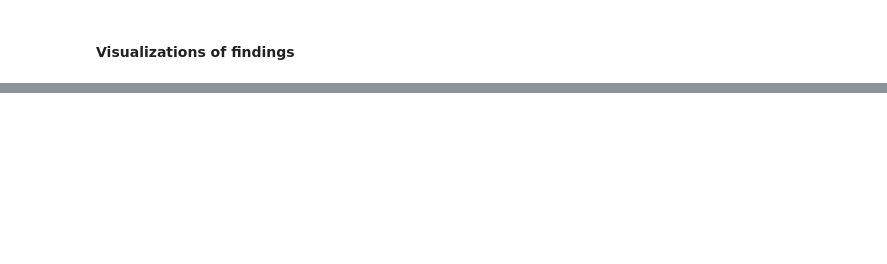
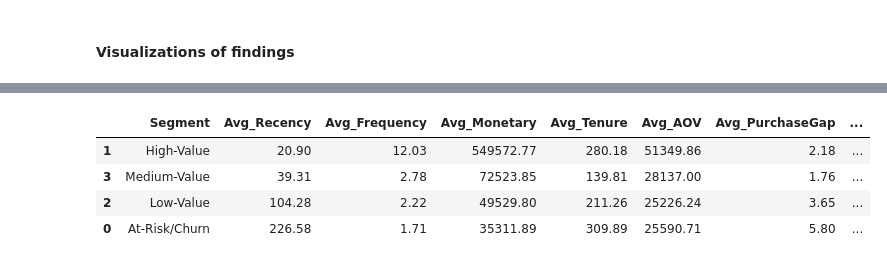
Before and after one commit to apoorvaaxo/CLTV_prediction, a Jupyter notebook: notebooks/04_Customer_Segmentation_and_Strategy.ipynb, the cells around one changed output, grey strips where cells are left out. Saved outputs shown, nothing was run; the diff lists cells and outputs as text; code cells hidden in the pictures; blank space fills up the shorter version.

```diff
--- a/notebooks/04_Customer_Segmentation_and_Strategy.ipynb
+++ b/notebooks/04_Customer_Segmentation_and_Strategy.ipynb
@@ -224,0 +310,8 @@ This segmentation helps us understand which customers:
+# %%
+segment_summary
+# %% [output]
+|  | Segment | Avg_Recency | Avg_Frequency | Avg_Monetary | Avg_Tenure | Avg_AOV | Avg_PurchaseGap | ... |
+| 1 | High-Value | 20.90 | 12.03 | 549572.77 | 280.18 | 51349.86 | 2.18 | ... |
+| 3 | Medium-Value | 39.31 | 2.78 | 72523.85 | 139.81 | 28137.00 | 1.76 | ... |
+| 2 | Low-Value | 104.28 | 2.22 | 49529.80 | 211.26 | 25226.24 | 3.65 | ... |
+| 0 | At-Risk/Churn | 226.58 | 1.71 | 35311.89 | 309.89 | 25590.71 | 5.80 | ... |
```
Also changed, not shown: parts of 19 cells of this notebook, 12 other files.
